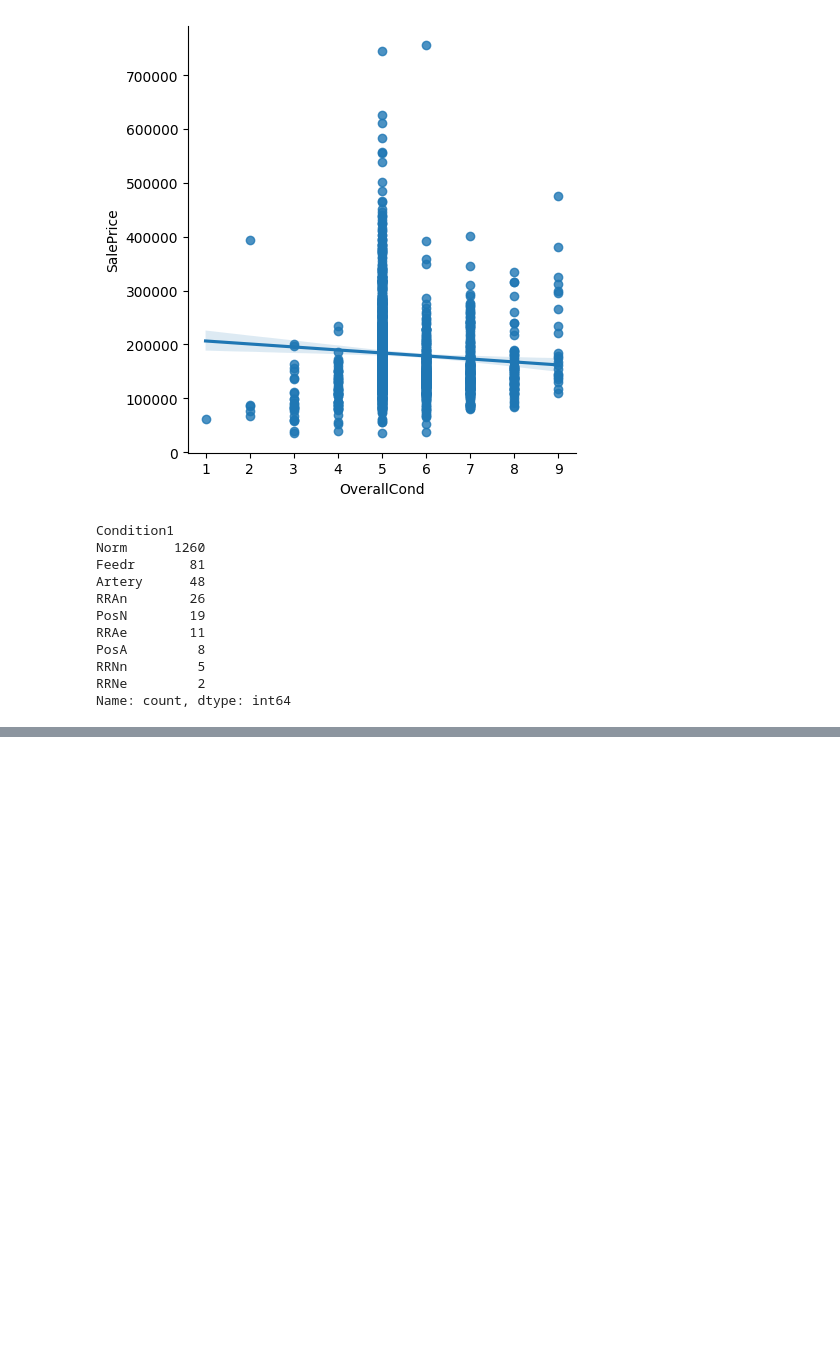
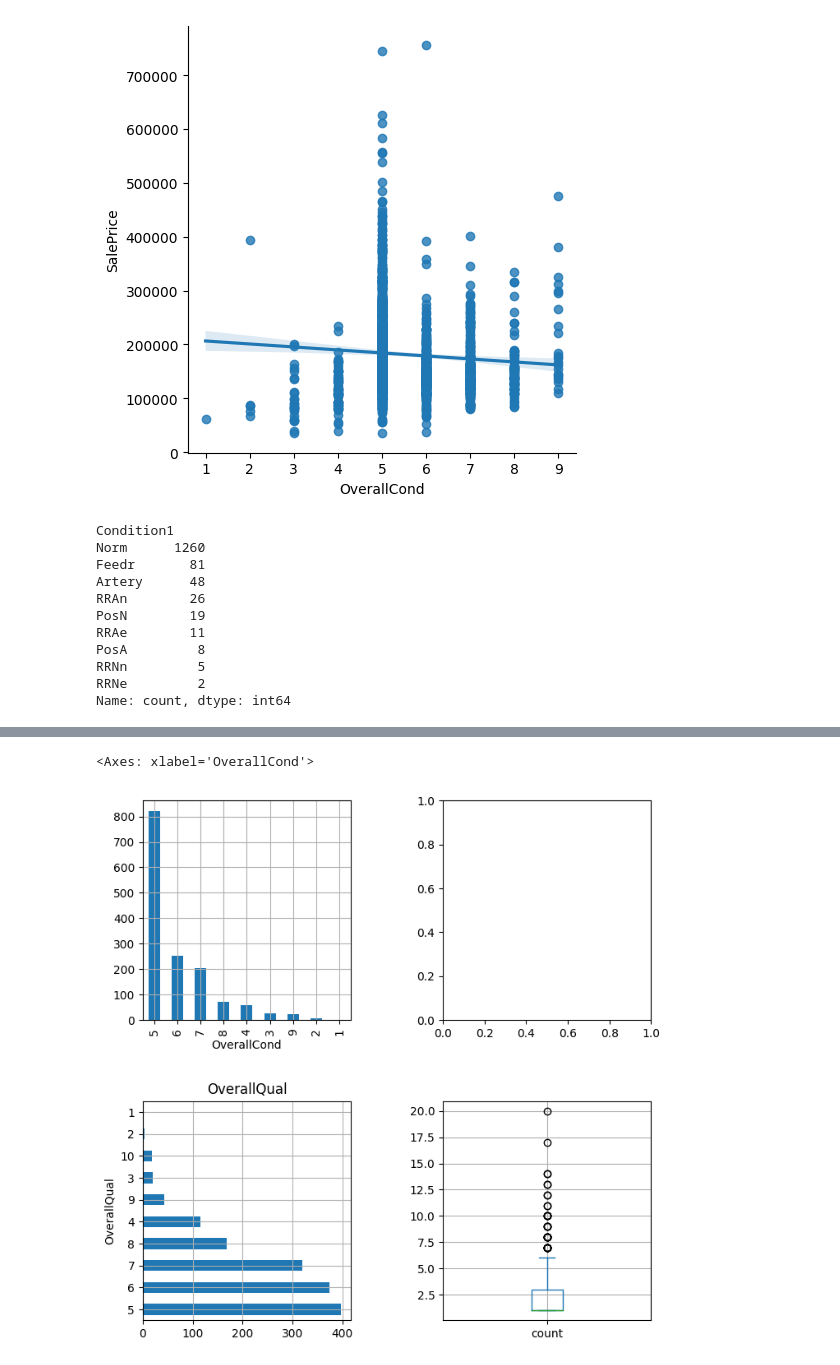
Before and after one commit to kaustubhnair02/OrionInternship-23, a Jupyter notebook: notebooks/EDA.ipynb, the cells around one changed output, grey strips where cells are left out. Saved outputs shown, nothing was run; the diff lists cells and outputs as text; code cells hidden in the pictures; blank space fills up the shorter version.

```diff
--- a/notebooks/EDA.ipynb
+++ b/notebooks/EDA.ipynb
@@ -275,0 +302,15 @@ Name: count, dtype: int64
+# %%
+
+fig, axes = plt.subplots(figsize=(8,8),nrows=2, ncols=2)
+fig.tight_layout(pad=5)
+ax=plt.subplot(2,2,3)
+ax.set_title("SalePrice")
+x.plot(ax=axes[1,1], kind='box', grid=True)
+
+z.plot(ax=axes[1,0],kind='barh',grid=True)
+ax.set_title("OverallQual")
+y.plot(ax =axes[0,0],kind='bar',grid=True)
+#ax.set_title("OverallCond")
+# %% [output]
+<Axes: xlabel='OverallCond'>
+[figure, added]
```
Also changed, not shown: parts of 10 cells of this notebook, 5 other files.
